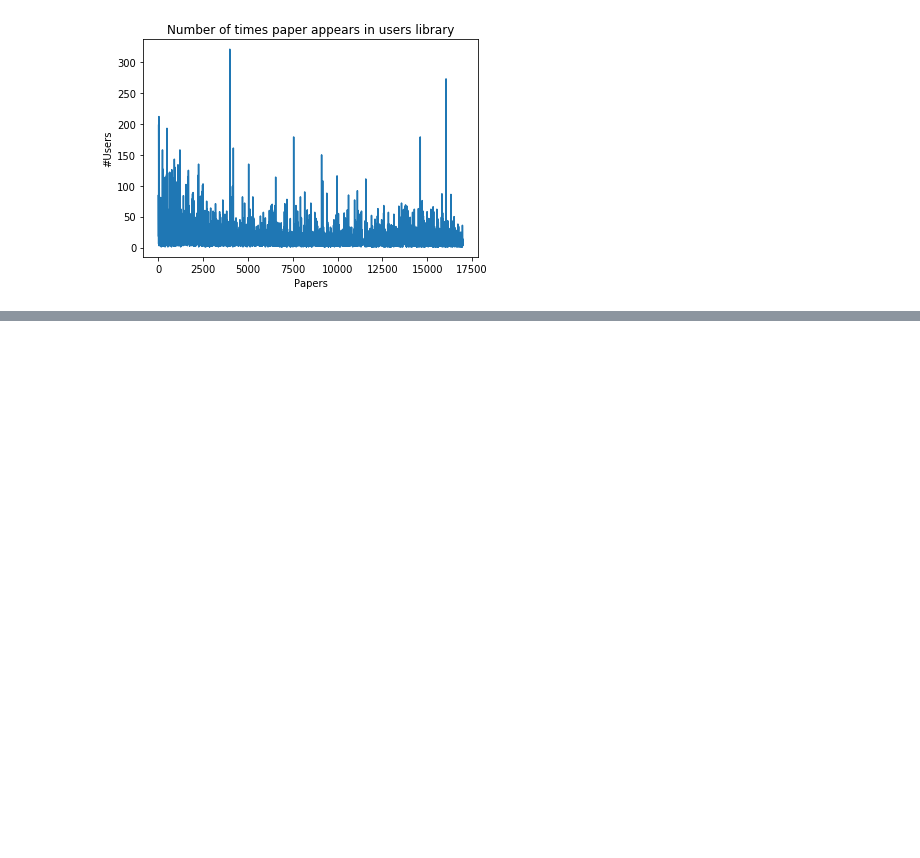
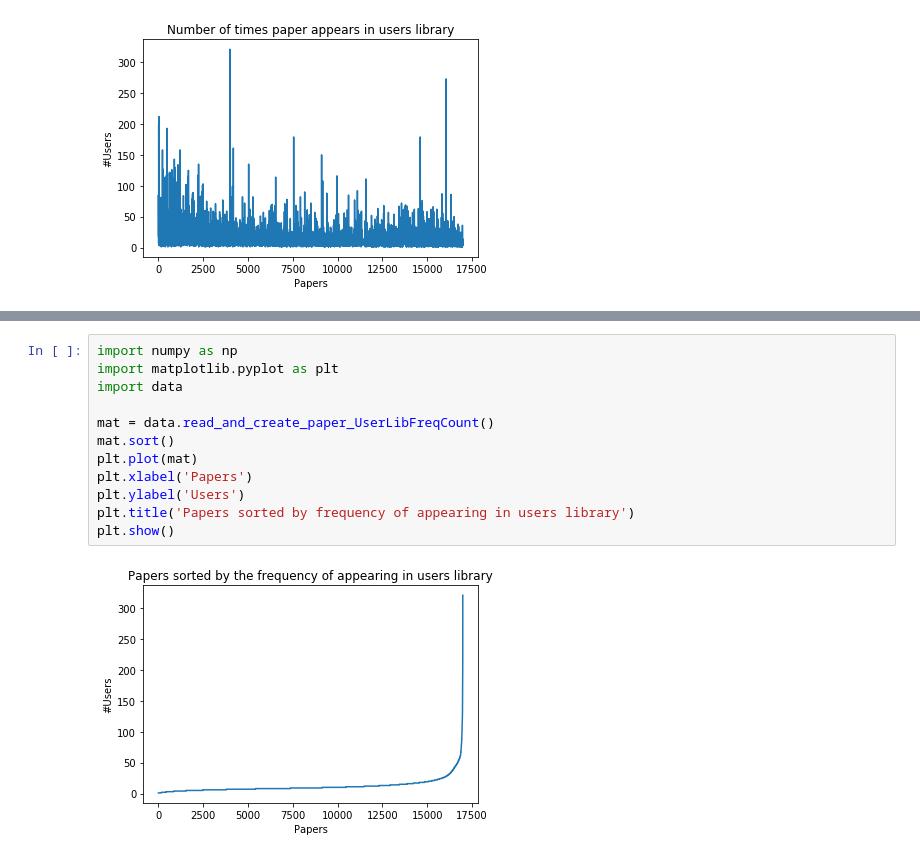
Before and after one commit to midNight-jam/CMPE295B_Recommendation_System_for_Scietific_Literature, a Jupyter notebook: zzSVD/visualization.ipynb, the cells around one changed output, grey strips where cells are left out. Saved outputs shown, nothing was run; the diff lists cells and outputs as text; blank space fills up the shorter version.

```diff
--- a/zzSVD/visualization.ipynb
+++ b/zzSVD/visualization.ipynb
@@ -27,0 +42,14 @@ plt.show()
+# %%
+import numpy as np
+import matplotlib.pyplot as plt
+import data
+
+mat = data.read_and_create_paper_UserLibFreqCount()
+mat.sort()
+plt.plot(mat)
+plt.xlabel('Papers')
+plt.ylabel('Users')
+plt.title('Papers sorted by frequency of appearing in users library')
+plt.show()
+# %% [output]
+[figure, added]
```
Also changed, not shown: parts of 2 cells of this notebook.
